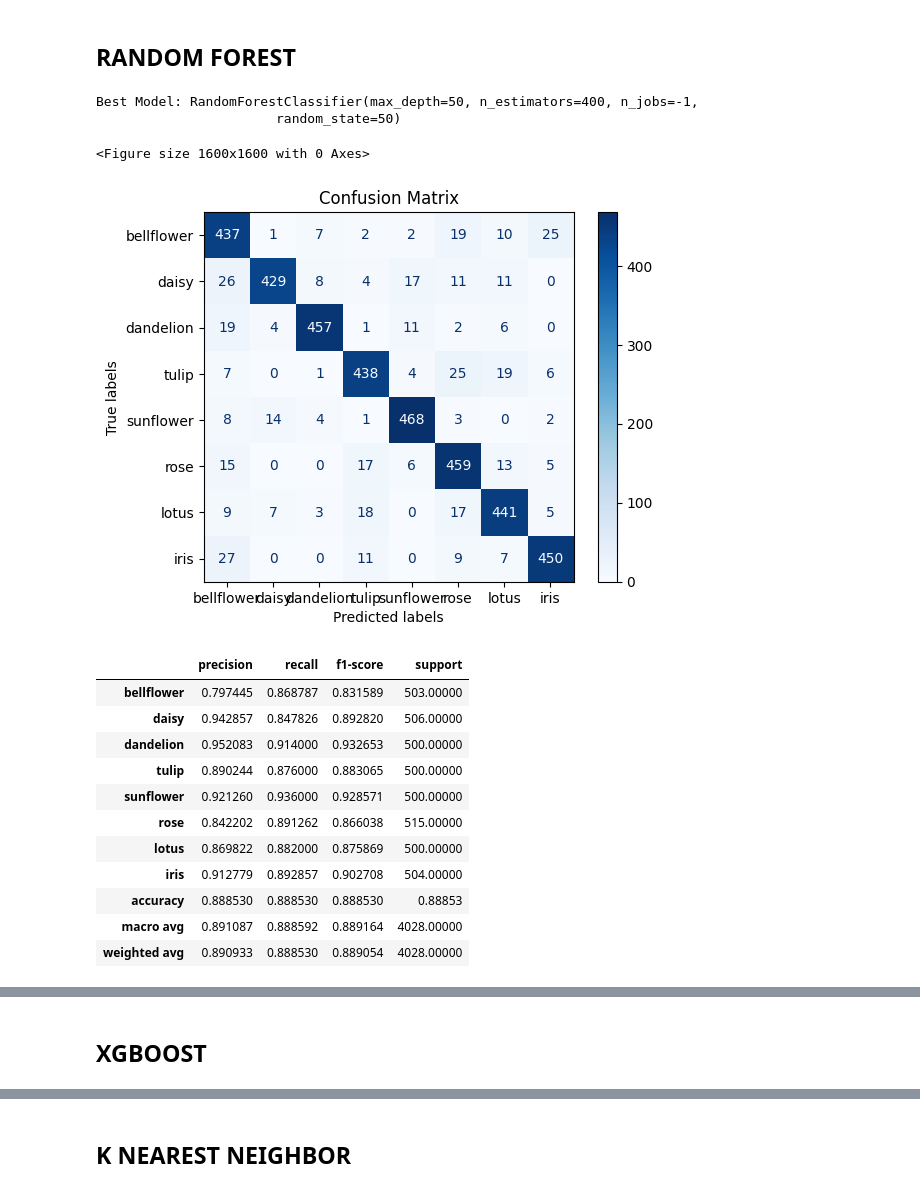
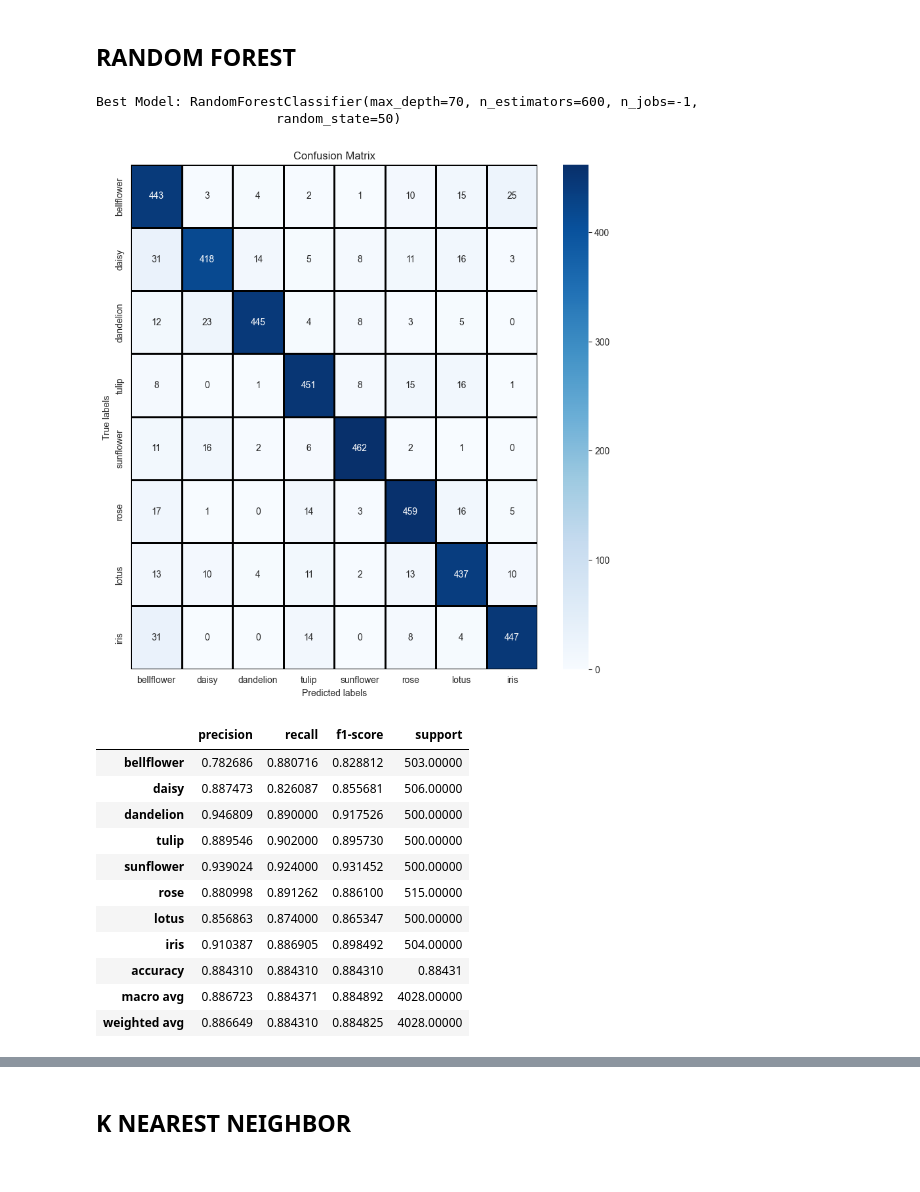
Before and after one commit to LionWannaFly/Machine_Learning_Project, a Jupyter notebook: Machine Learning Model.ipynb, the cells around one changed output, grey strips where cells are left out. Drawn from its saved outputs; the diff is of its cells as text; code cells hidden in the pictures.

```diff
--- a/Machine Learning Model.ipynb
+++ b/Machine Learning Model.ipynb
@@ -174,9 +184,10 @@ class ConfusionMatrixPlot:
         self.labels = labels
     def plot(self):
         conf_matrix = confusion_matrix(y_true=self.y_true, y_pred=self.y_pred)
-        vis = ConfusionMatrixDisplay(confusion_matrix=conf_matrix, display_labels=self.labels)
-        plt.figure(figsize = (16,16))
-        vis.plot(cmap="Blues")
+        plt.figure(figsize = (10,10))
+        ## vis = ConfusionMatrixDisplay(confusion_matrix=conf_matrix, display_labels=self.labels)
+        ## vis.plot(cmap="Blues")
+        sns.heatmap(conf_matrix, annot=True, linecolor = 'black' , linewidth = 1, fmt='', cmap="Blues", xticklabels = self.labels , yticklabels = self.labels)
         plt.xlabel('Predicted labels')
         plt.ylabel('True labels')
         plt.title('Confusion Matrix')
@@ -191,5 +204,6 @@ class ClassificationReportPlot:
         report = classification_report(self.true_labels, self.predicted_labels, target_names=labels, output_dict=True)
         report_df = pd.DataFrame(report).transpose()
         pd.set_option("display.max_rows", None)
+        report_df.style.set_properties(**{'border-color': 'black', 'border-style': 'solid'})
         display(report_df)
         plt.show()
@@ -196,12 +212,28 @@ class ClassificationReportPlot:
+# %%
+param_grid = {
+    'learning_rate': [0.05],
+    'max_depth': [100],
+    'n_estimators': [300]
+}
+XGBoost = XGBClassifier(random_state=50, n_jobs=-1)
+grid_search = HalvingGridSearchCV(estimator=XGBoost, param_grid=param_grid, scoring='accuracy', cv=5, factor=2)
+grid_search.fit(x_train, y_train)
+best_model = grid_search.best_estimator_
+print("Best Model:", best_model)
+y_pred = best_model.predict(x_test)
+confusion_plot = ConfusionMatrixPlot(labels, y_test, y_pred)
+confusion_plot.plot()
+report_plot = ClassificationReportPlot(labels, y_test, y_pred)
+report_plot.plot()
 # %% [markdown]
 ## SVM
 # %%
+from sklearn import svm
 param_grid = [
-    {'C': [3, 4 , 5], 'kernel': ['linear']},
-    {'C': [3, 4 , 5],'gamma': [0.001, 0.0001], 'kernel': ['rbf']},
+    {'C': [7], 'gamma': [0.0002], 'kernel': ['rbf']},
 ]
 svm = svm.SVC()
-grid_search = GridSearchCV(estimator=svm, param_grid=param_grid, scoring='accuracy', cv=5)
+grid_search = HalvingGridSearchCV(estimator=svm, param_grid=param_grid, scoring='accuracy', cv=5, factor=2)
 grid_search.fit(x_train, y_train)
 best_model = grid_search.best_estimator_
 print("Best Model:", best_model)
@@ -216,32 +261,32 @@ AttributeError: 'SVC' object has no attribute 'SVC'
 ## RANDOM FOREST
 # %%
 param_grid = {
-    'n_estimators': [200, 300, 400],
-    'max_depth': [30, 50, 70],}
+    'n_estimators': [600],
+    'max_depth': [70],
+}
 random_forest = RandomForestClassifier(random_state=50, n_jobs=-1)
-grid_search = GridSearchCV(estimator=random_forest, param_grid=param_grid, scoring='accuracy', cv=5)
+grid_search = HalvingGridSearchCV(estimator=random_forest, param_grid=param_grid, scoring='accuracy', cv=5, factor=2)
 grid_search.fit(x_train, y_train)
 best_model = grid_search.best_estimator_
 print("Best Model:", best_model)
 y_pred = best_model.predict(x_test)
 confusion_plot = ConfusionMatrixPlot(labels, y_test, y_pred)
 confusion_plot.plot()
 report_plot = ClassificationReportPlot(labels, y_test, y_pred)
 report_plot.plot()
 # %% [output]
-Best Model: RandomForestClassifier(max_depth=50, n_estimators=400, n_jobs=-1,
+Best Model: RandomForestClassifier(max_depth=70, n_estimators=600, n_jobs=-1,
                        random_state=50)
-<Figure size 1600x1600 with 0 Axes>
-[figure, old version]
+[figure, new version]
 |  | precision | recall | f1-score | support |
-| bellflower | 0.797445 | 0.868787 | 0.831589 | 503.00000 |
-| daisy | 0.942857 | 0.847826 | 0.892820 | 506.00000 |
-| dandelion | 0.952083 | 0.914000 | 0.932653 | 500.00000 |
-| tulip | 0.890244 | 0.876000 | 0.883065 | 500.00000 |
-| sunflower | 0.921260 | 0.936000 | 0.928571 | 500.00000 |
-| rose | 0.842202 | 0.891262 | 0.866038 | 515.00000 |
-| lotus | 0.869822 | 0.882000 | 0.875869 | 500.00000 |
-| iris | 0.912779 | 0.892857 | 0.902708 | 504.00000 |
-| accuracy | 0.888530 | 0.888530 | 0.888530 | 0.88853 |
-| macro avg | 0.891087 | 0.888592 | 0.889164 | 4028.00000 |
-| weighted avg | 0.890933 | 0.888530 | 0.889054 | 4028.00000 |
+| bellflower | 0.782686 | 0.880716 | 0.828812 | 503.00000 |
+| daisy | 0.887473 | 0.826087 | 0.855681 | 506.00000 |
+| dandelion | 0.946809 | 0.890000 | 0.917526 | 500.00000 |
+| tulip | 0.889546 | 0.902000 | 0.895730 | 500.00000 |
+| sunflower | 0.939024 | 0.924000 | 0.931452 | 500.00000 |
+| rose | 0.880998 | 0.891262 | 0.886100 | 515.00000 |
+| lotus | 0.856863 | 0.874000 | 0.865347 | 500.00000 |
+| iris | 0.910387 | 0.886905 | 0.898492 | 504.00000 |
+| accuracy | 0.884310 | 0.884310 | 0.884310 | 0.88431 |
+| macro avg | 0.886723 | 0.884371 | 0.884892 | 4028.00000 |
+| weighted avg | 0.886649 | 0.884310 | 0.884825 | 4028.00000 |
@@ -249,2 +292,0 @@ Best Model: RandomForestClassifier(max_depth=50, n_estimators=400, n_jobs=-1,
-# %% [markdown]
-## XGBOOST
```
Also changed, not shown: parts of 29 cells of this notebook.
